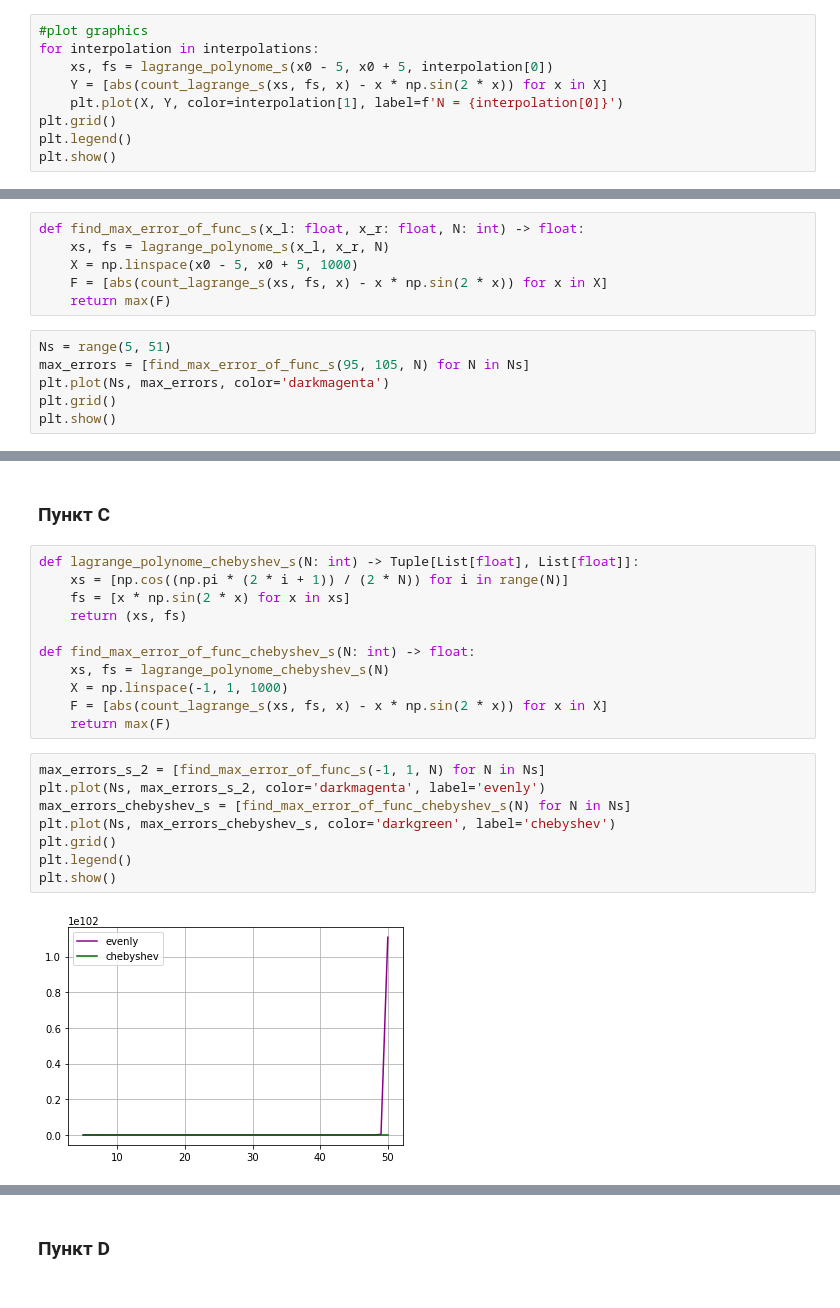
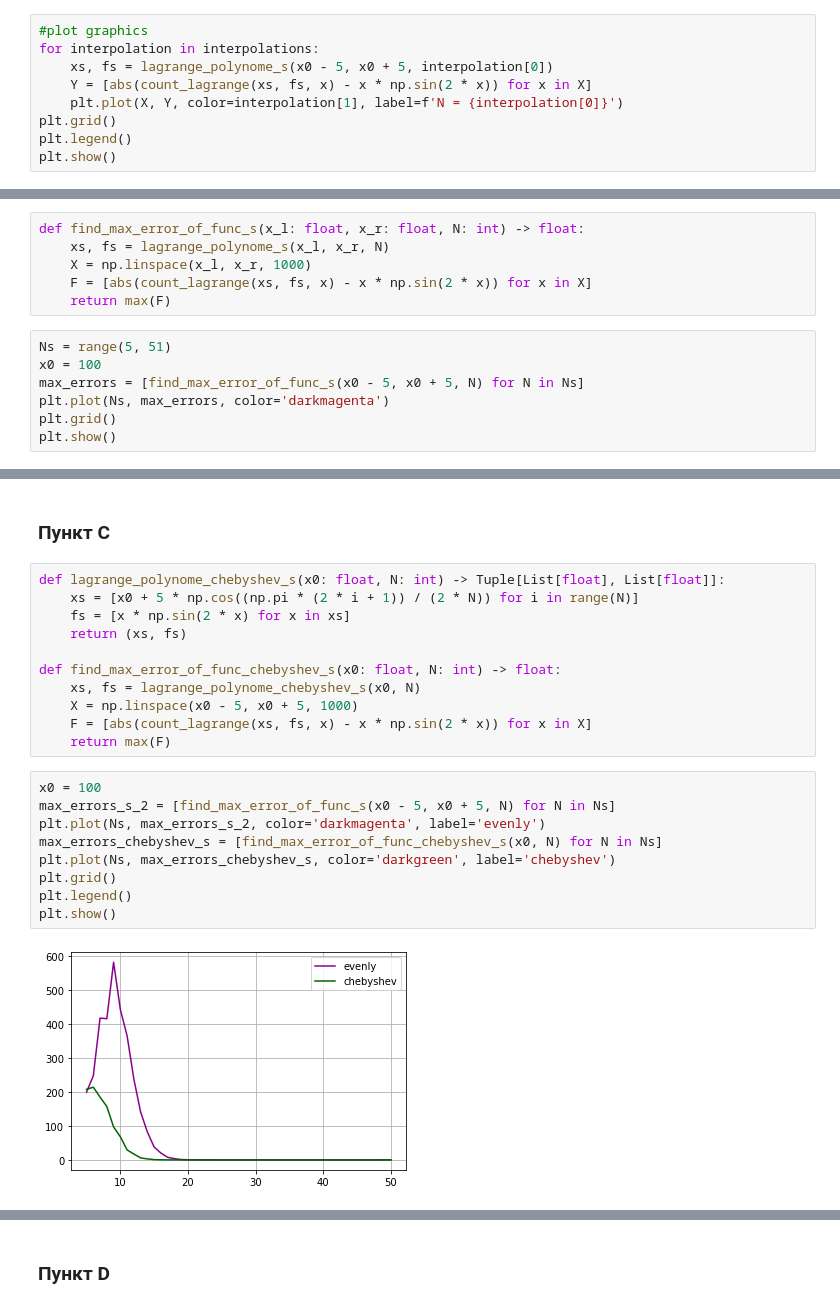
Before and after one commit to kot239/numerical-methods, a Jupyter notebook: ТарабондаГ-3.ipynb, the cells around one changed output, grey strips where cells are left out. Saved outputs shown, nothing was run; the diff lists cells and outputs as text.

```diff
--- a/ТарабондаГ-3.ipynb
+++ b/ТарабондаГ-3.ipynb
@@ -42,7 +44,7 @@ plt.show()
 #plot graphics
 for interpolation in interpolations:
     xs, fs = lagrange_polynome_s(x0 - 5, x0 + 5, interpolation[0])
-    Y = [abs(count_lagrange_s(xs, fs, x) - x * np.sin(2 * x)) for x in X]
+    Y = [abs(count_lagrange(xs, fs, x) - x * np.sin(2 * x)) for x in X]
     plt.plot(X, Y, color=interpolation[1], label=f'N = {interpolation[0]}')
 plt.grid()
 plt.legend()
@@ -56,12 +58,13 @@ plt.show()
 # %%
 def find_max_error_of_func_s(x_l: float, x_r: float, N: int) -> float:
     xs, fs = lagrange_polynome_s(x_l, x_r, N)
-    X = np.linspace(x0 - 5, x0 + 5, 1000)
-    F = [abs(count_lagrange_s(xs, fs, x) - x * np.sin(2 * x)) for x in X]
+    X = np.linspace(x_l, x_r, 1000)
+    F = [abs(count_lagrange(xs, fs, x) - x * np.sin(2 * x)) for x in X]
     return max(F)
 # %%
 Ns = range(5, 51)
-max_errors = [find_max_error_of_func_s(95, 105, N) for N in Ns]
+x0 = 100
+max_errors = [find_max_error_of_func_s(x0 - 5, x0 + 5, N) for N in Ns]
 plt.plot(Ns, max_errors, color='darkmagenta')
 plt.grid()
 plt.show()
@@ -72,24 +75,25 @@ plt.show()
 # %% [markdown]
 ### Пункт С
 # %%
-def lagrange_polynome_chebyshev_s(N: int) -> Tuple[List[float], List[float]]:
-    xs = [np.cos((np.pi * (2 * i + 1)) / (2 * N)) for i in range(N)]
+def lagrange_polynome_chebyshev_s(x0: float, N: int) -> Tuple[List[float], List[float]]:
+    xs = [x0 + 5 * np.cos((np.pi * (2 * i + 1)) / (2 * N)) for i in range(N)]
     fs = [x * np.sin(2 * x) for x in xs]
     return (xs, fs)
 
-def find_max_error_of_func_chebyshev_s(N: int) -> float:
-    xs, fs = lagrange_polynome_chebyshev_s(N)
-    X = np.linspace(-1, 1, 1000)
-    F = [abs(count_lagrange_s(xs, fs, x) - x * np.sin(2 * x)) for x in X]
+def find_max_error_of_func_chebyshev_s(x0: float, N: int) -> float:
+    xs, fs = lagrange_polynome_chebyshev_s(x0, N)
+    X = np.linspace(x0 - 5, x0 + 5, 1000)
+    F = [abs(count_lagrange(xs, fs, x) - x * np.sin(2 * x)) for x in X]
     return max(F)
 # %%
-max_errors_s_2 = [find_max_error_of_func_s(-1, 1, N) for N in Ns]
+x0 = 100
+max_errors_s_2 = [find_max_error_of_func_s(x0 - 5, x0 + 5, N) for N in Ns]
 plt.plot(Ns, max_errors_s_2, color='darkmagenta', label='evenly')
-max_errors_chebyshev_s = [find_max_error_of_func_chebyshev_s(N) for N in Ns]
+max_errors_chebyshev_s = [find_max_error_of_func_chebyshev_s(x0, N) for N in Ns]
 plt.plot(Ns, max_errors_chebyshev_s, color='darkgreen', label='chebyshev')
 plt.grid()
 plt.legend()
 plt.show()
 # %% [output]
-[figure, old version]
+[figure, new version]
 # %% [markdown]
```
Also changed, not shown: parts of 12 cells of this notebook.
